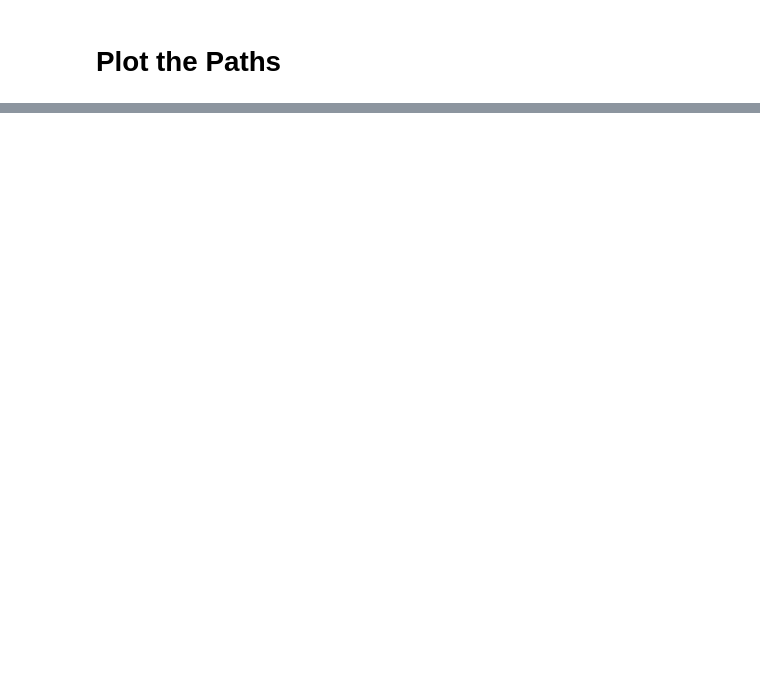
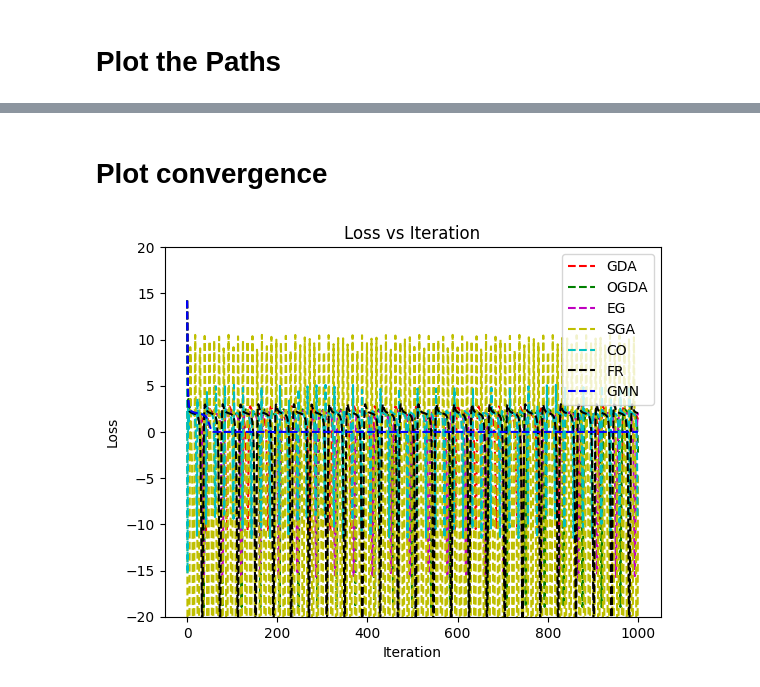
Before and after one commit to 54nd339/ML_DA, a Jupyter notebook: GAN/GAN.ipynb, the cells around one changed output, grey strips where cells are left out. Cells and saved outputs as stored; diff of their text form; code cells hidden in the pictures; blank space fills up the shorter version.

```diff
--- a/GAN/GAN.ipynb
+++ b/GAN/GAN.ipynb
@@ -11,2 +6,9 @@ iter = 1000
+# %%
+# select x and y randomly between 0 and 3 inclusive upto 5 decimal place
+x, y = 5.0, 5.0
+xlims, ylims = [-10, 10], [-10, 10]
+lr = 0.05
+equation = 2
+iter = 1000
 # %% [markdown]
 # Loss Functions
@@ -295,0 +321,24 @@ plt.show()
+# %% [markdown]
+# Plot convergence
+# %%
+# Plot loss vs iteration for each algorithm in the same plot but different subplots
+fig, ax = plt.subplots(1, 1)
+ax.set_xlabel('Iteration')
+ax.set_ylabel('Loss')
+ax.set_title('Loss vs Iteration')
+
+ax.plot(gda_vals[:,2], 'r--', label='GDA')
+ax.plot(ogda_vals[:,2], 'g--', label='OGDA')
+ax.plot(eg_vals[:,2], 'm--', label='EG')
+ax.plot(sga_vals[:,2], 'y--', label='SGA')
+ax.plot(co_vals[:,2], 'c--', label='CO')
+# ax.plot(usgd_vals[:,2], 'w--', label='USGD')
+ax.plot(fr_vals[:,2], 'k--', label='FR')
+# ax.plot(hgd_vals[:,2], 'r', label='HGD')
+ax.plot(gmn_vals[:,2], 'b--', label='GMN')
+
+ax.legend()
+ax.set_ylim(-20, 20)
+plt.show()
+# %% [output]
+[figure, added]
```
Also changed, not shown: parts of 9 cells of this notebook, 51 other files.
